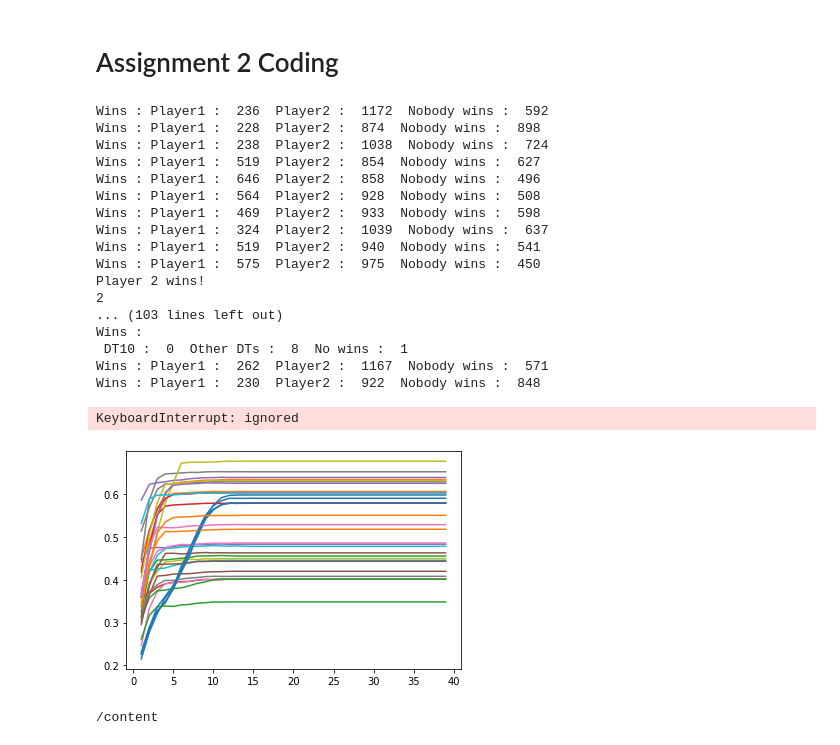
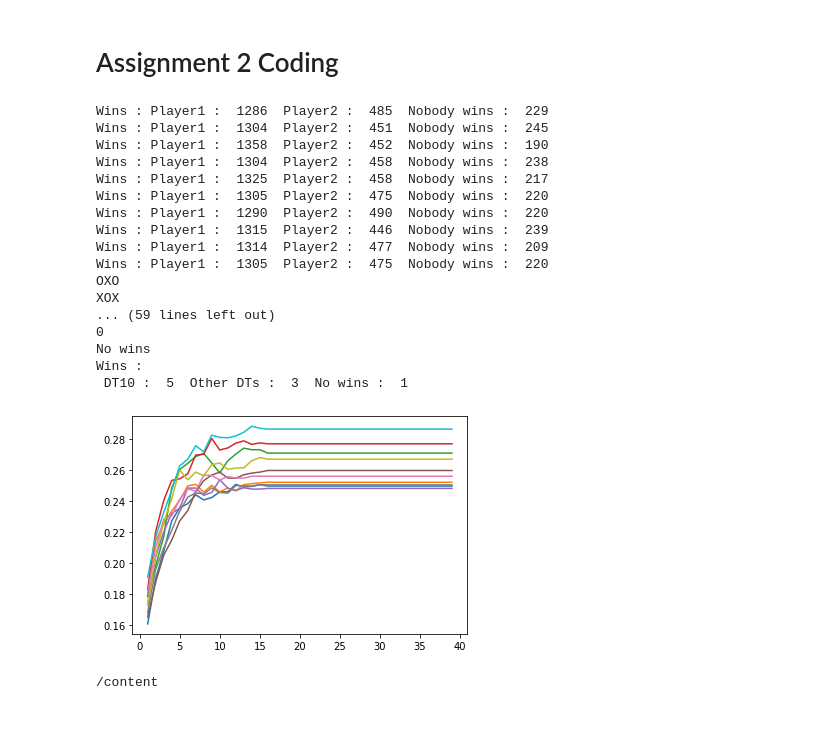
Before and after one commit to GurkiratSarna/CE888-Decision-Making-UoE, a Jupyter notebook: Assignment_2/CE888_Assignment_2_Project_3_1900690.ipynb, the cells around one changed output. Cells and saved outputs as stored; diff of their text form; code cells hidden in the pictures.

```diff
--- a/Assignment_2/CE888_Assignment_2_Project_3_1900690.ipynb
+++ b/Assignment_2/CE888_Assignment_2_Project_3_1900690.ipynb
@@ -309,10 +309,10 @@ def UCTPlayGame(firstrun, classifier_dt): #These simulations are MCTS
             # Biased towards one player so that someone wins.
             #1000:2000 -> No one wins; 1500:2000 -> No one wins; 10:1000 -> nearly 2.5% winning - Assignment 1
             #10:1000 -> with 5000 iterations of UCTPlaygame -> 12.5% winning games - Assignment 1
-            m = UCT(firstrun, classifier_dt, rootstate=state, itermax=10, verbose=False)  # play with values for itermax and verbose = True.
+            m = UCT(firstrun, classifier_dt, rootstate=state, itermax=2, verbose=False)  # play with values for itermax and verbose = True.
             #print("In 10 itermax")
         else:
-            m = UCT(firstrun, classifier_dt, rootstate=state, itermax=1000, verbose=False) # itermax decides the total value of visits to one node in a given game.
+            m = UCT(firstrun, classifier_dt, rootstate=state, itermax=5, verbose=False) # itermax decides the total value of visits to one node in a given game.
             #print("In 5 itermax")
         #print("Best Move: " + str(m) + "\n") # Uncomment
         state.DoMove(m)
@@ -424,7 +424,7 @@ def GetRandomMove1(DTclassifier, s):
     r=r[0]
     if r not in s.GetMoves():
         #print('r not in get moves for pl1classifer - NOT GOOD')
-        r=random.choice(state.GetMoves())
+        r=random.choice(s.GetMoves())
     return r
 def UCT1(pl1_classifier, pl2_classifier,rootstate, itermax, verbose = False):
     """ Conduct a UCT search for itermax iterations starting from rootstate.
@@ -446,11 +446,11 @@ def UCT1(pl1_classifier, pl2_classifier,rootstate, itermax, verbose = False):
         if node.untriedMoves != []: # if we can expand (i.e. state/node is non-terminal)
             #Do we have to guess using pl1classifier ?
             #print('In Expand, state.pjm : ', state.playerJustMoved)
-            #m = random.choice(node.untriedMoves)
-            if(state.playerJustMoved==1):
-                m=GetRandomMove1(pl1_classifier,state)
-            else:
-                m=GetRandomMove1(pl2_classifier,state)
+            m = random.choice(node.untriedMoves)
+            #if(state.playerJustMoved==1):
+            #    m=GetRandomMove1(pl1_classifier,state)
+            #else:
+            #    m=GetRandomMove1(pl2_classifier,state)
             state.DoMove(m)
             #print('In Expand, state board : ', state.board)
             node = node.AddChild(m,state) # add child and descend tree
@@ -487,9 +487,9 @@ def UCTPlayGame1(pl1_classifier, pl2_classifier):
         #print(str(state))
         print
         if state.playerJustMoved == 1:
-            m = UCT1(pl1_classifier, pl2_classifier,rootstate = state, itermax = 10, verbose = False) # play with values for itermax and verbose = True
+            m = UCT1(pl1_classifier, pl2_classifier,rootstate = state, itermax = 2, verbose = False) # play with values for itermax and verbose = True
         else:
-            m = UCT1(pl1_classifier, pl2_classifier, rootstate = state, itermax = 1000, verbose = False)
+            m = UCT1(pl1_classifier, pl2_classifier, rootstate = state, itermax =5, verbose = False)
         #print("Best Move: " + str(m) + "\n")
         state.DoMove(m)
         if state.GetResult(state.playerJustMoved) != False:
@@ -531,27 +531,26 @@ def Gameplay_classifiers(num_games):
             Nowin+=1
       print("Wins : \n DT10 : ", DT10, " Other DTs : ", DTother, " No wins : ", Nowin)
 # %%
-Gameplay_classifiers(10)
+Gameplay_classifiers(1)
 # %% [output]
-Wins : Player1 :  236  Player2 :  1172  Nobody wins :  592
-Wins : Player1 :  228  Player2 :  874  Nobody wins :  898
-Wins : Player1 :  238  Player2 :  1038  Nobody wins :  724
-Wins : Player1 :  519  Player2 :  854  Nobody wins :  627
-Wins : Player1 :  646  Player2 :  858  Nobody wins :  496
-Wins : Player1 :  564  Player2 :  928  Nobody wins :  508
-Wins : Player1 :  469  Player2 :  933  Nobody wins :  598
-Wins : Player1 :  324  Player2 :  1039  Nobody wins :  637
-Wins : Player1 :  519  Player2 :  940  Nobody wins :  541
-Wins : Player1 :  575  Player2 :  975  Nobody wins :  450
-Player 2 wins!
-2
-... (103 lines left out)
+Wins : Player1 :  1286  Player2 :  485  Nobody wins :  229
+Wins : Player1 :  1304  Player2 :  451  Nobody wins :  245
+Wins : Player1 :  1358  Player2 :  452  Nobody wins :  190
+Wins : Player1 :  1304  Player2 :  458  Nobody wins :  238
+Wins : Player1 :  1325  Player2 :  458  Nobody wins :  217
+Wins : Player1 :  1305  Player2 :  475  Nobody wins :  220
+Wins : Player1 :  1290  Player2 :  490  Nobody wins :  220
+Wins : Player1 :  1315  Player2 :  446  Nobody wins :  239
+Wins : Player1 :  1314  Player2 :  477  Nobody wins :  209
+Wins : Player1 :  1305  Player2 :  475  Nobody wins :  220
+OXO
+XOX
+... (59 lines left out)
+0
+No wins
 Wins :
- DT10 :  0  Other DTs :  8  No wins :  1
-Wins : Player1 :  262  Player2 :  1167  Nobody wins :  571
-Wins : Player1 :  230  Player2 :  922  Nobody wins :  848
+ DT10 :  5  Other DTs :  3  No wins :  1
-KeyboardInterrupt: ignored
-[figure, old version]
+[figure, new version]
 # %%
 '''!pip install -U -q PyDrive
 from pydrive.auth import GoogleAuth
```
Also changed, not shown: parts of 1 cell of this notebook.
